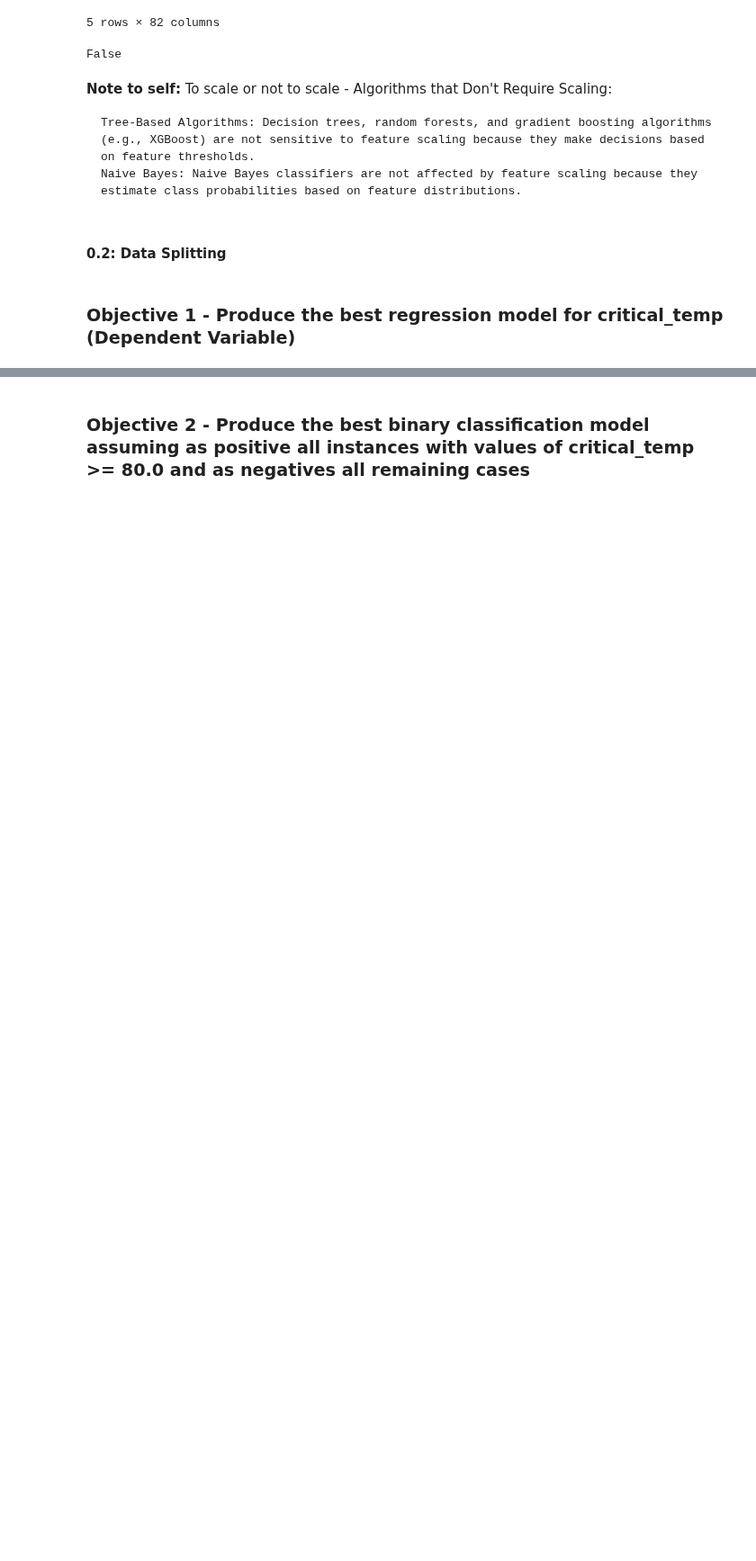
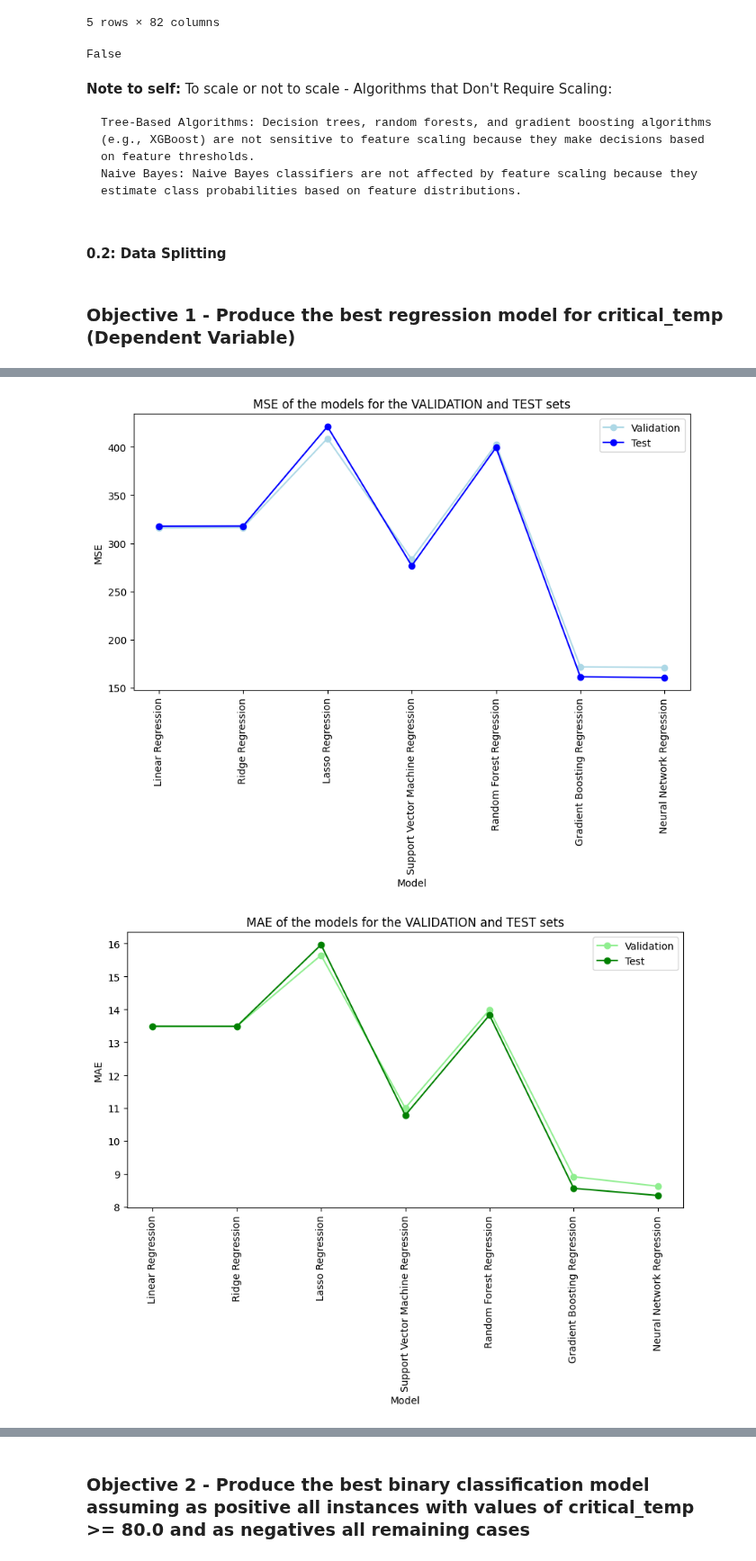
Before and after one commit to AntunesCSR/ML_Group_Projects, a Jupyter notebook: HA1/HA1_catia.ipynb, the cells around one changed output, grey strips where cells are left out. Shown at 90% size. Saved outputs shown, nothing was run; the diff lists cells and outputs as text; code cells hidden in the pictures; blank space fills up the shorter version.

Commit message:
Objective 1 - validation set added

```diff
--- a/HA1/HA1_catia.ipynb
+++ b/HA1/HA1_catia.ipynb
@@ -66,5 +68,12 @@ from sklearn.model_selection import train_test_split
 
 # Split data into training and test set
 X_train, X_test, y_train, y_test = train_test_split(df.drop('critical_temp', axis=1), df['critical_temp'], test_size=0.2, random_state=42)
+
+# Split data into training and validation set
+X_train, X_val, y_train, y_val = train_test_split(X_train, y_train, test_size=0.2)
+
+# X_train, y_train: Training data
+# X_val, y_val: Validation data
+# X_test, y_test: Test data
 # %% [markdown]
 ### **Objective 1** - Produce the best regression model for critical_temp (Dependent Variable)
@@ -95,4 +148,11 @@ y_pred6 = reg6.predict(X_test)
 # %%
-# Neural Network Regression
-reg7 = MLPRegressor(random_state=1, max_iter=500).fit(X_train, y_train)
-y_pred7 = reg7.predict(X_test)
+# NEURAL NETWORK REGRESSION MODEL #
+
+# Train model
+reg7 = MLPRegressor(random_state=1, max_iter=500).fit(X_train, y_train) # max_iter=500 is default
+
+# Predict on validation set
+y_pred7_val = reg7.predict(X_val)
+
+# Predict on test set
+y_pred7_test = reg7.predict(X_test)
@@ -158,0 +201,41 @@ plt.show()
+# %%
+# Compare the results of the models
+
+# Plot the MSE of both validation and test sets
+plt.figure(figsize=(10,5))
+# plot in pastel blues
+plt.plot(models, mse_val, marker='o', color='lightblue')
+plt.plot(models, mse_test, marker='o', color='blue')
+plt.title('MSE of the models for the VALIDATION and TEST sets')
+plt.xlabel('Model')
+plt.ylabel('MSE')
+plt.xticks(rotation=90)
+plt.legend(['Validation', 'Test'])
+plt.show()
+
+# Plot the MAE of both validation and test sets
+plt.figure(figsize=(10,5))
+# plot in light green tones
+plt.plot(models, mae_val, marker='o', color='lightgreen')
+plt.plot(models, mae_test, marker='o', color='green')
+plt.title('MAE of the models for the VALIDATION and TEST sets')
+plt.xlabel('Model')
+plt.ylabel('MAE')
+plt.xticks(rotation=90)
+plt.legend(['Validation', 'Test'])
+plt.show()
+
+# Plot the R2 of both validation and test sets
+plt.figure(figsize=(10,5))
+# plot in red tones
+plt.plot(models, r2_val, marker='o', color='lightcoral')
+plt.plot(models, r2_test, marker='o', color='red')
+plt.title('R2 of the models for the VALIDATION and TEST sets')
+plt.xlabel('Model')
+plt.ylabel('R2')
+plt.xticks(rotation=90)
+plt.legend(['Validation', 'Test'])
+plt.show()
+# %% [output]
+[figure, added]
+[figure, added]
```
Also changed, not shown: parts of 14 cells of this notebook.
